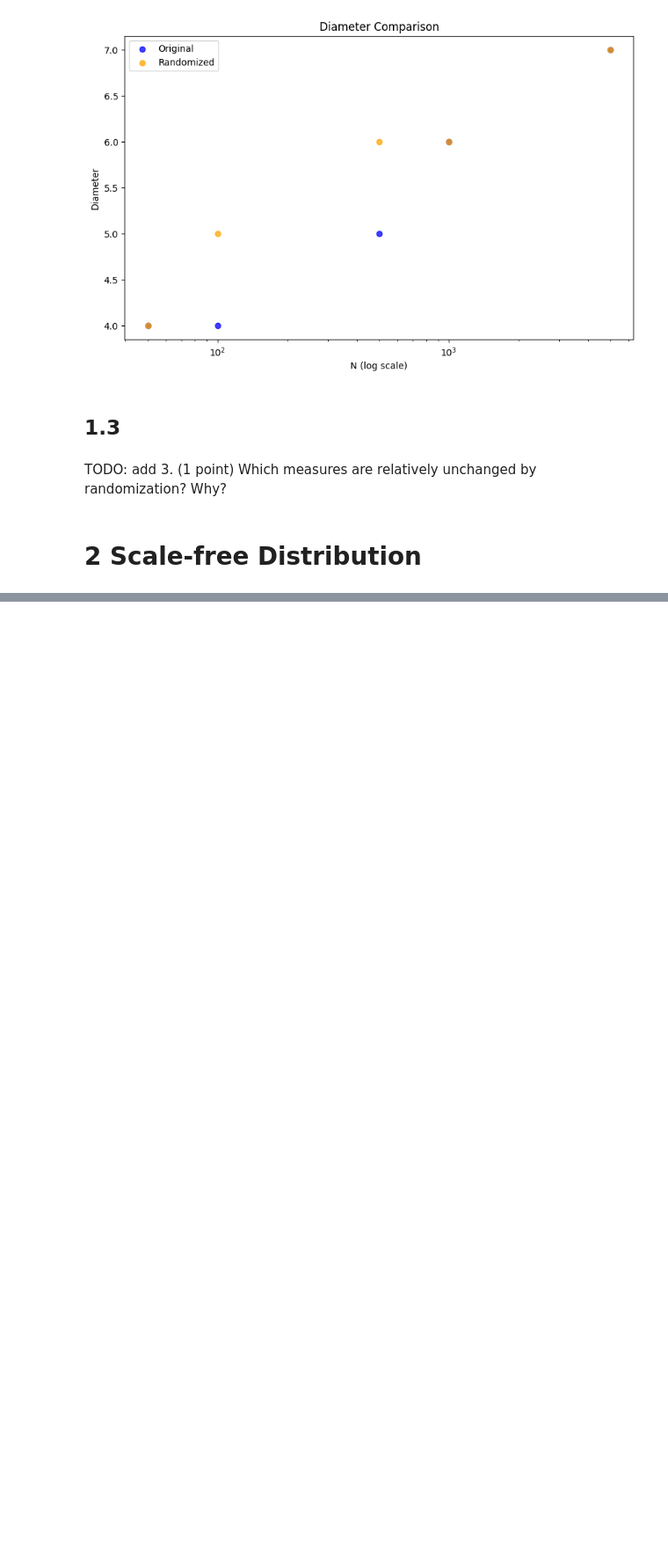
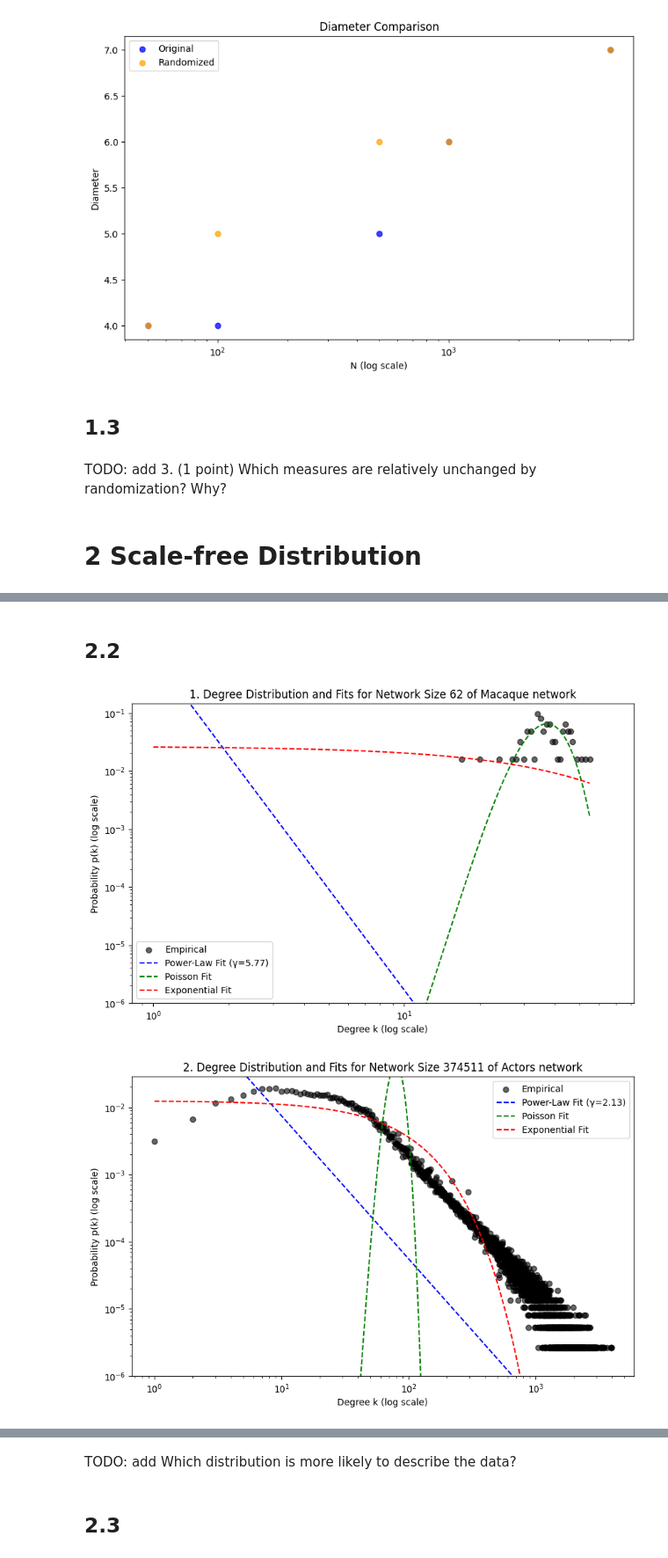
Before and after one commit to liamti5/UZH-Network-Science, a Jupyter notebook: a6/assignment6_Liam_Tessendorf_Maximilian_von_Willich.ipynb, the cells around one changed output, grey strips where cells are left out. Shown at 88% size. Cells and saved outputs as stored; diff of their text form; code cells hidden in the pictures; blank space fills up the shorter version.

```diff
--- a/a6/assignment6_Liam_Tessendorf_Maximilian_von_Willich.ipynb
+++ b/a6/assignment6_Liam_Tessendorf_Maximilian_von_Willich.ipynb
@@ -101,0 +140,60 @@ graphs = {
+# %% [markdown]
+## 2.2
+# %%
+i = 1
+for name, g in graphs.items():
+    degree_counts = np.bincount(degrees[name])
+    degree_probabilities = degree_counts / len(degrees[name])
+
+    gamma = gamma_values[name]
+
+    lambda_k = np.mean(degrees[name])
+
+    k_values = np.arange(
+        1, len(degree_counts)
+    )  # Start from 1 to avoid division by zero
+
+    power_law_fit = k_values ** (-gamma)
+
+    poisson_fit = poisson.pmf(k_values, lambda_k)
+    # poisson_fit = lambda_k ** k_values / factorial(k_values) * np.exp(-lambda_k)
+
+    exponential_fit = (1 / lambda_k) * np.exp(-k_values / lambda_k)
+
+    plt.figure(figsize=(10, 6))
+
+    plt.scatter(
+        k_values, degree_probabilities[1:], color="black", label="Empirical", alpha=0.6
+    )
+
+    plt.plot(
+        k_values,
+        power_law_fit,
+        color="blue",
+        linestyle="--",
+        label=f"Power-Law Fit (γ={gamma:.2f})",
+    )
+
+    plt.plot(k_values, poisson_fit, color="green", linestyle="--", label="Poisson Fit")
+
+    plt.plot(
+        k_values, exponential_fit, color="red", linestyle="--", label="Exponential Fit"
+    )
+
+    plt.xscale("log")
+    plt.yscale("log")
+
+    plt.xlim(0, max(degrees[name])*1.5)
+    plt.ylim(1e-6, max(degree_probabilities) * 1.5)
+
+    plt.xlabel("Degree k (log scale)")
+    plt.ylabel("Probability p(k) (log scale)")
+    plt.title(
+        f"{i}. Degree Distribution and Fits for Network Size {len(g.nodes())} of {name} network"
+    )
+    plt.legend()
+    plt.show()
+    i += 1
+# %% [output]
+[figure, added]
+[figure, added]
@@ -101,0 +202,4 @@ graphs = {
+# %% [markdown]
+TODO: add Which distribution is more likely to describe the data?
+# %% [markdown]
+## 2.3
```
Also changed, not shown: parts of 5 cells of this notebook.
